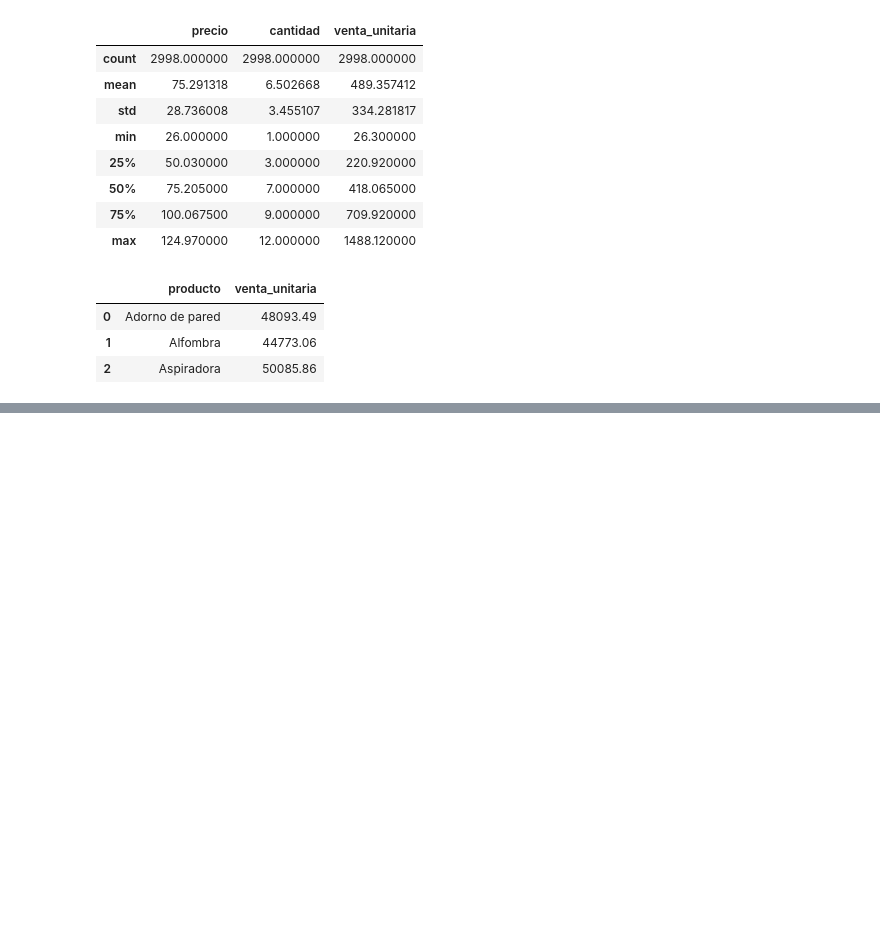
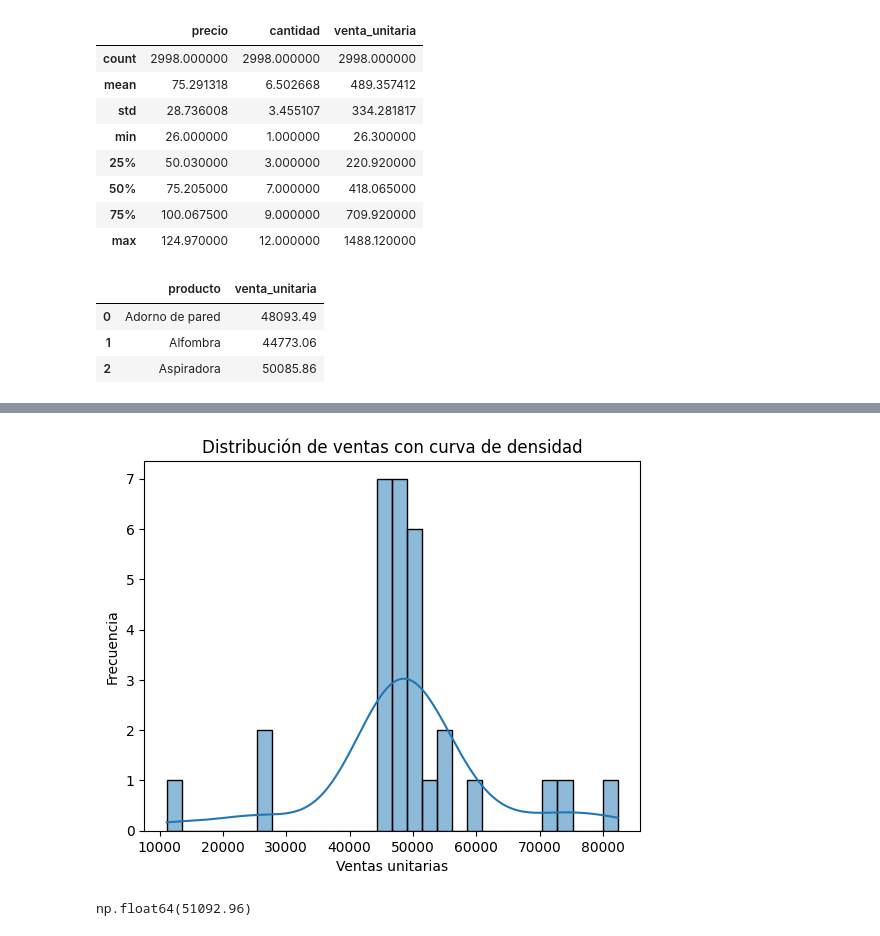
Before and after one commit to VictoriaGoldaraz/TT-2C2025-Data-Analitycs-Notebooks, a Jupyter notebook: Goldaraz,_María_Victoria_Comisión_C252613_TPI_Data_Analytics.ipynb, the cells around one changed output, grey strips where cells are left out. Drawn from its saved outputs; the diff is of its cells as text; code cells hidden in the pictures; blank space fills up the shorter version.

```diff
--- a/Goldaraz,_María_Victoria_Comisión_C252613_TPI_Data_Analytics.ipynb
+++ b/Goldaraz,_María_Victoria_Comisión_C252613_TPI_Data_Analytics.ipynb
@@ -386,0 +393,15 @@ tabla_ventas.describe()
+# %%
+sns.histplot(tabla_ventas["venta_unitaria"], bins=30, kde=True, edgecolor="black")
+plt.title("Distribución de ventas con curva de densidad")
+plt.xlabel("Ventas unitarias")
+plt.ylabel("Frecuencia")
+plt.show()
+# %% [output]
+[figure, added]
+# %%
+# Percentil 75
+
+umbral_ventas = tabla_ventas["venta_unitaria"].quantile(0.75)
+umbral_ventas
+# %% [output]
+np.float64(51092.96)
```
Also changed, not shown: parts of 3 cells of this notebook.
